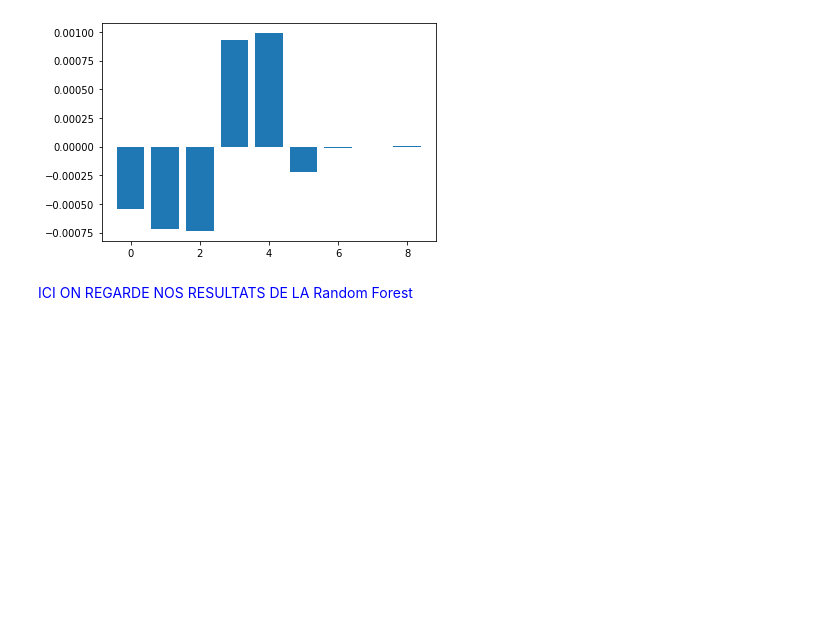
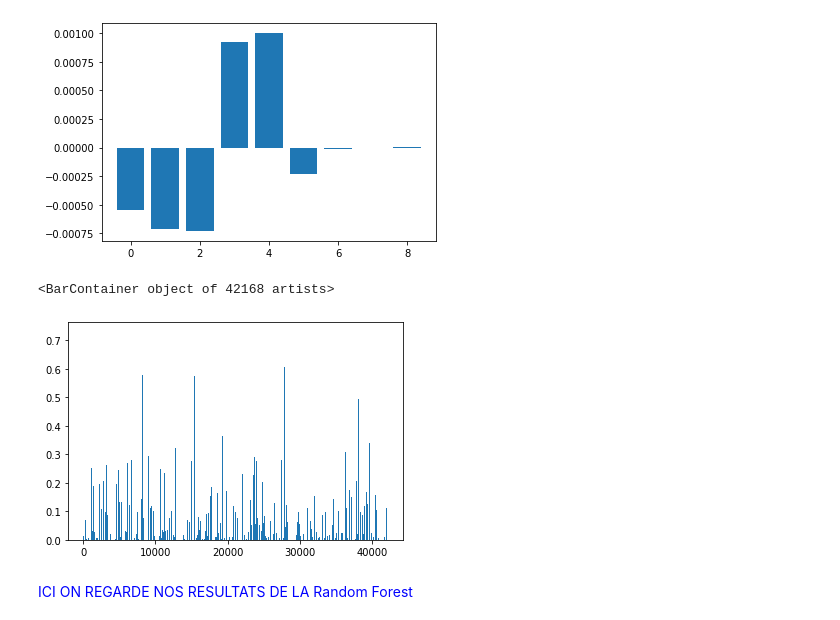
Before and after one commit to tristanpiedra/Projet_ML_football_passes, a Jupyter notebook: project.ipynb, the cells around one changed output. Saved outputs shown, nothing was run; the diff lists cells and outputs as text; code cells hidden in the pictures; blank space fills up the shorter version.

```diff
--- a/project.ipynb
+++ b/project.ipynb
@@ -277,6 +221,12 @@ plt.bar(range(9), h)
 # %% [output]
 <BarContainer object of 9 artists>
 [figure]
+# %%
+#distribution des probas
+plt.bar(np.arange(len(proba[:,1])), proba[:,1])
+# %% [output]
+<BarContainer object of 42168 artists>
+[figure, added]
 # %% [markdown]
 <font color='blue'>
  ICI ON REGARDE NOS RESULTATS DE LA Random Forest
```
Also changed, not shown: parts of 37 cells of this notebook, 4 other files.
